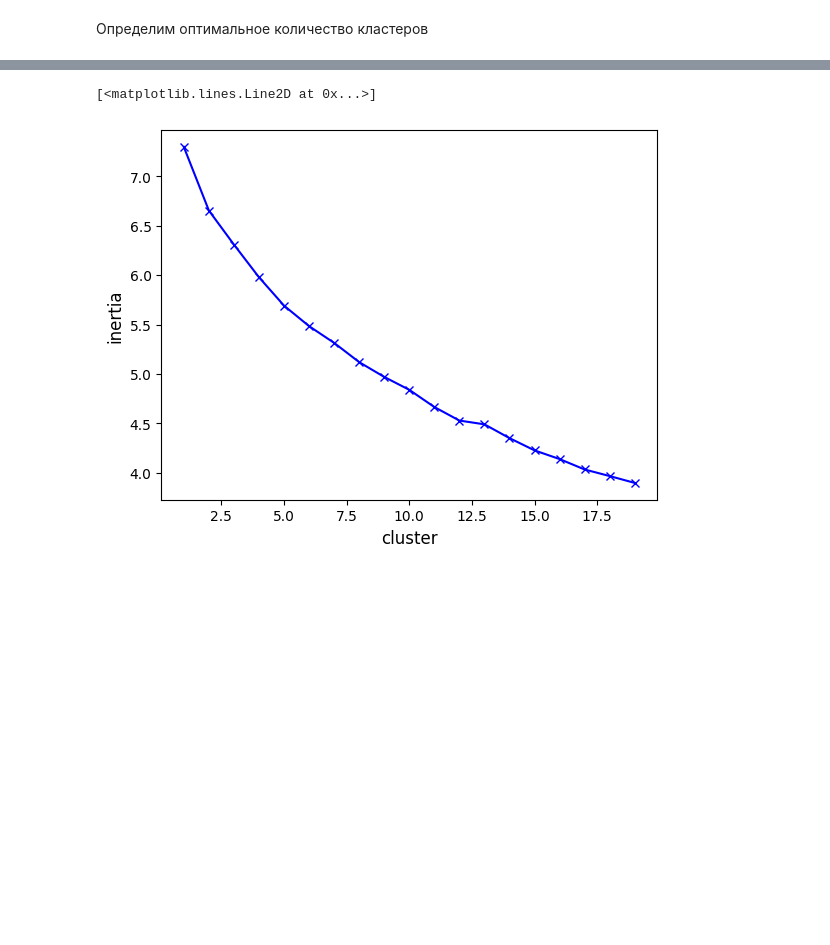
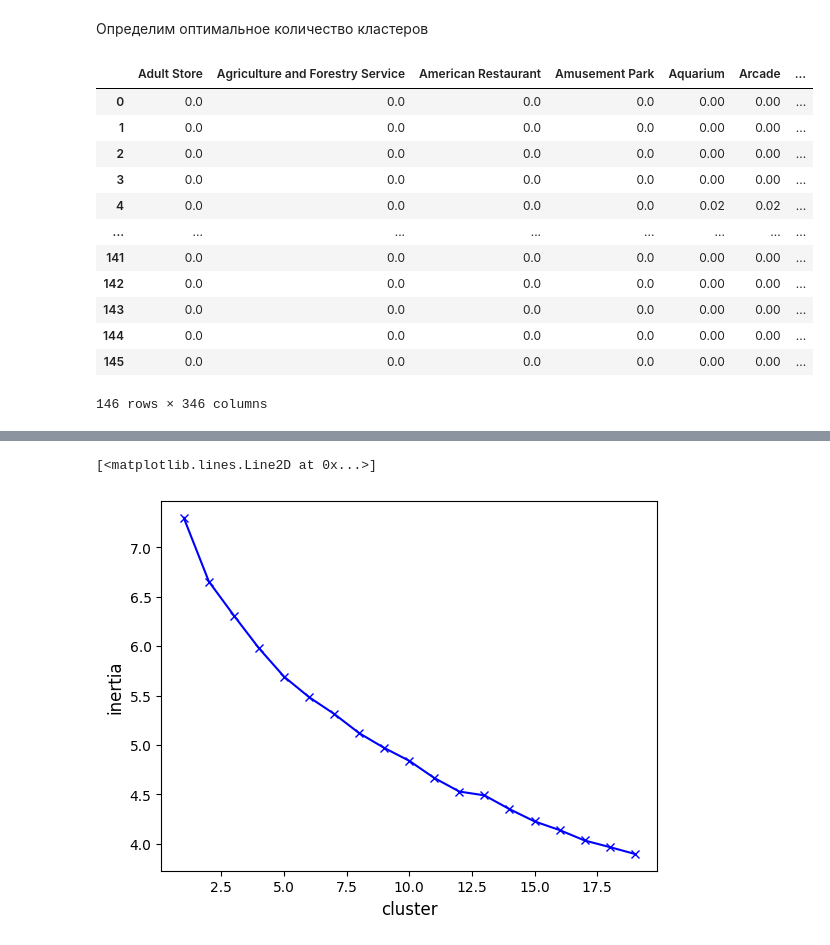
Before and after one commit to anna-grigoryeva/data_science, a Jupyter notebook: SF_final_project/store_location.ipynb, the cells around one changed output, grey strips where cells are left out. Cells and saved outputs as stored; diff of their text form; code cells hidden in the pictures; blank space fills up the shorter version.

```diff
--- a/SF_final_project/store_location.ipynb
+++ b/SF_final_project/store_location.ipynb
@@ -262,3 +269,20 @@ neighbourhoods_venues_sorted.head()
 | 4 | Аэропорт | Park | Sporting Goods Retail | Coffee Shop | Beer Bar | ... |
 # %% [markdown]
 Определим оптимальное количество кластеров
+# %%
+moscow_grouped_clustering = moscow_grouped.drop('Neighbourhood', axis=1)
+moscow_grouped_clustering
+# %% [output]
+|  | Adult Store | Agriculture and Forestry Service | American Restaurant | Amusement Park | Aquarium | Arcade | ... |
+| 0 | 0.0 | 0.0 | 0.0 | 0.0 | 0.00 | 0.00 | ... |
+| 1 | 0.0 | 0.0 | 0.0 | 0.0 | 0.00 | 0.00 | ... |
+| 2 | 0.0 | 0.0 | 0.0 | 0.0 | 0.00 | 0.00 | ... |
+| 3 | 0.0 | 0.0 | 0.0 | 0.0 | 0.00 | 0.00 | ... |
+| 4 | 0.0 | 0.0 | 0.0 | 0.0 | 0.02 | 0.02 | ... |
+| ... | ... | ... | ... | ... | ... | ... | ... |
+| 141 | 0.0 | 0.0 | 0.0 | 0.0 | 0.00 | 0.00 | ... |
+| 142 | 0.0 | 0.0 | 0.0 | 0.0 | 0.00 | 0.00 | ... |
+| 143 | 0.0 | 0.0 | 0.0 | 0.0 | 0.00 | 0.00 | ... |
+| 144 | 0.0 | 0.0 | 0.0 | 0.0 | 0.00 | 0.00 | ... |
+| 145 | 0.0 | 0.0 | 0.0 | 0.0 | 0.00 | 0.00 | ... |
+146 rows × 346 columns
```
Also changed, not shown: parts of 39 cells of this notebook, 1 other file.
